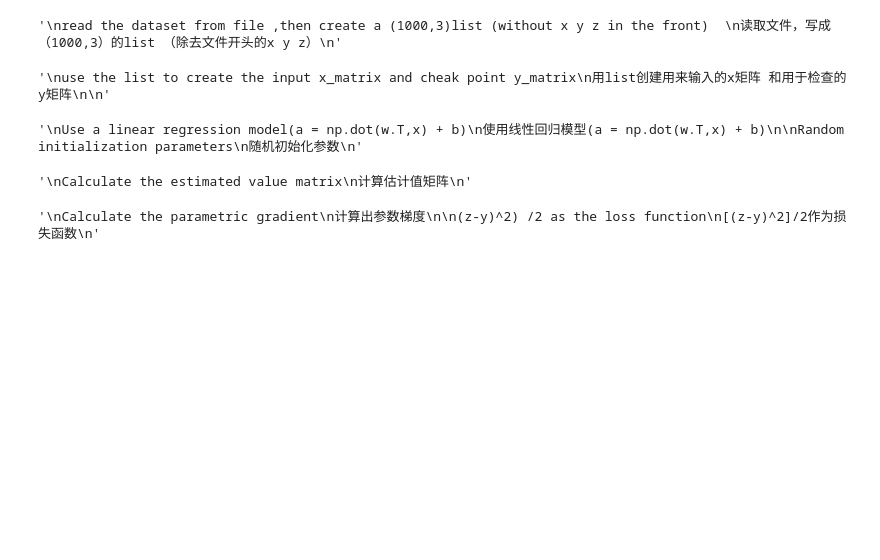
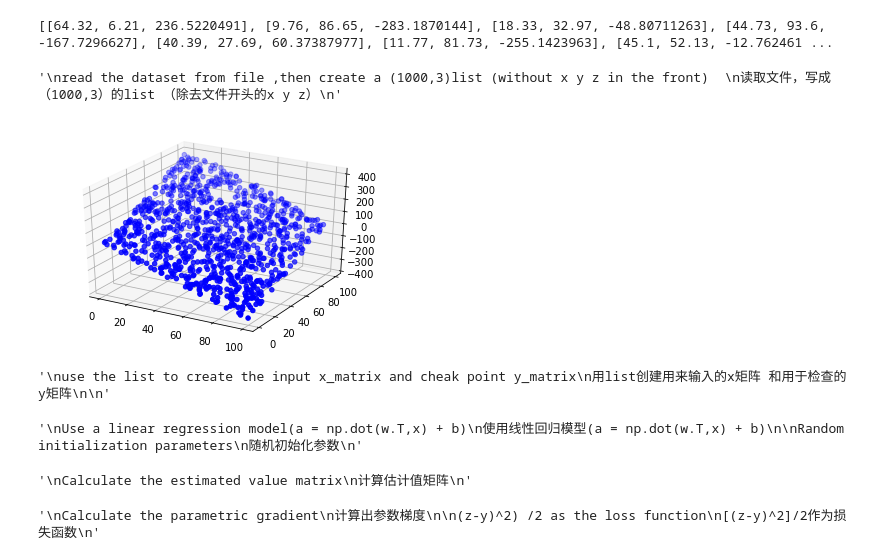
Before and after one commit to DeltaXs/Microsoft-ai-edu, a Jupyter notebook: linear regression.ipynb, the cells around one changed output. Saved outputs shown, nothing was run; the diff lists cells and outputs as text; code cells hidden in the pictures; blank space fills up the shorter version.

```diff
--- a/linear regression.ipynb
+++ b/linear regression.ipynb
@@ -1,6 +1,10 @@
 # %%
 import numpy as np
 from itertools import islice
+
+from matplotlib import pyplot as plt
+import numpy as np
+from mpl_toolkits.mplot3d import Axes3D
 
 fi = open("Dataset/mlm.csv","r")
 ls = []
@@ -8,31 +12,42 @@ for row in islice(fi, 1, None):
     e = list(map(float,row.strip("\n").split(",")))
     ls.append(e)
 
-#print(ls)
+print(ls)
 '''
 read the dataset from file ,then create a (1000,3)list (without x y z in the front)
 读取文件，写成（1000,3）的list （除去文件开头的x y z）
 '''
 # %% [output]
-'\nread the dataset from file ,then create a (1000,3)list (without x y z in the front)  \n读取文件，写成（1000,3）的list （除去文件开头的x y z）\n'
+[[64.32, 6.21, 236.5220491], [9.76, 86.65, -283.1870144], [18.33, 32.97, -48.80711263], [44.73, 93.6, -167.7296627], [40.39, 27.69, 60.37387977], [11.77, 81.73, -255.1423963], [45.1, 52.13, -12.762461 ...
+'\nread the dataset from file ,then create a (1000,3)list (without x y z in the front)  \n读取文件，写成（1000,3）的list （除去文件开头的x y z）\n'
 # %%
 
 x = np.array(ls).T
 x = np.delete(x,2,0)
 
 y = np.array(ls).T
 y = np.delete(y,0,0)
 y = np.delete(y,0,0)
 
 #print(x)
 #print(y.shape)
 
+
+X = np.delete(x,0,0)
+Y = np.delete(x,1,0)
+Z = y
+
+ax = plt.subplot(111,projection='3d')
+ax.scatter(X, Y, Z ,c="b")
+plt.show()
+
 '''
 use the list to create the input x_matrix and cheak point y_matrix
 用list创建用来输入的x矩阵 和用于检查的y矩阵
 
 '''
 # %% [output]
+[figure, added]
 '\nuse the list to create the input x_matrix and cheak point y_matrix\n用list创建用来输入的x矩阵 和用于检查的y矩阵\n\n'
 # %%
 w = np.random.randn(2,1)
```
Also changed, not shown: parts of 3 cells of this notebook, 1 other file.
